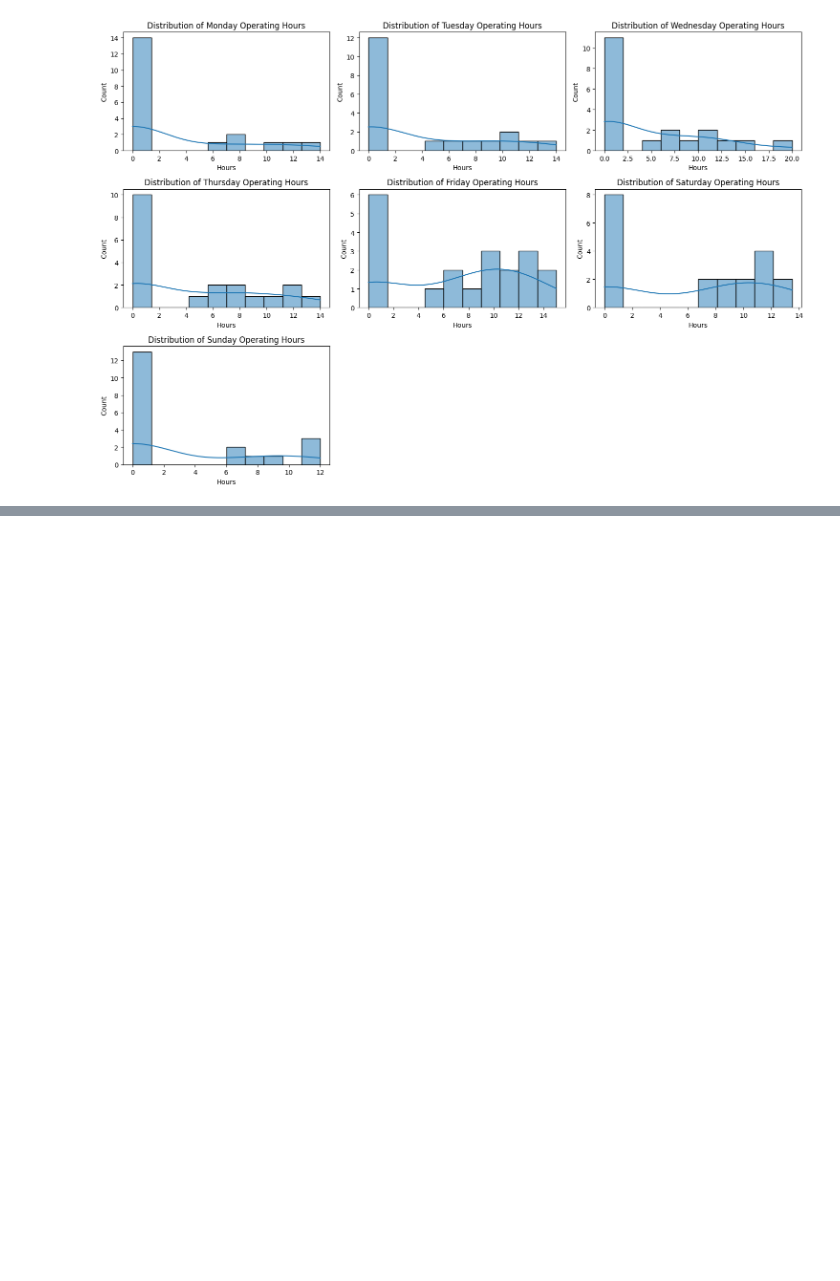
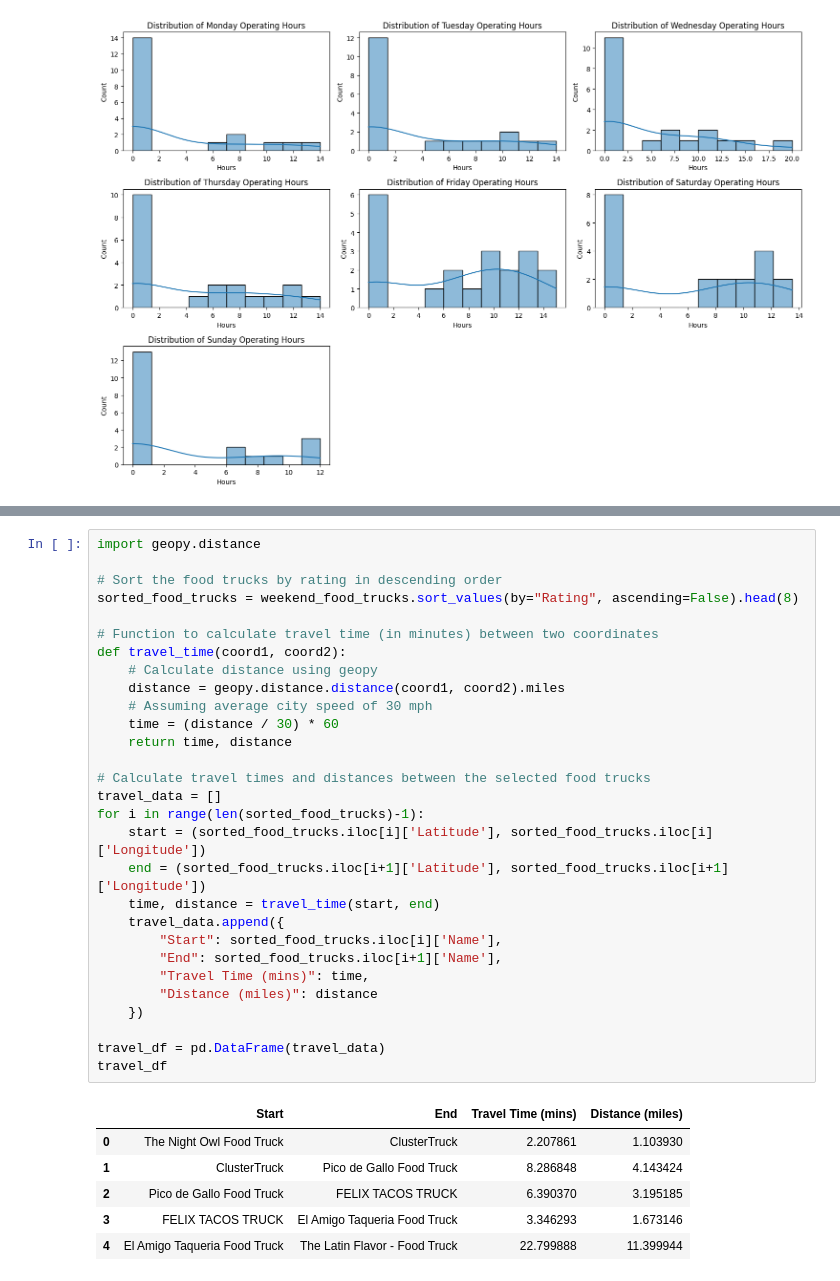
Before and after one commit to 11637721/Xtern_DS_Internship_FoodX, a Jupyter notebook: FoodX_Exploration.ipynb, the cells around one changed output, grey strips where cells are left out. Drawn from its saved outputs; the diff is of its cells as text; blank space fills up the shorter version.

```diff
--- a/FoodX_Exploration.ipynb
+++ b/FoodX_Exploration.ipynb
@@ -207,0 +234,36 @@ plt.show()
+# %%
+import geopy.distance
+
+# Sort the food trucks by rating in descending order
+sorted_food_trucks = weekend_food_trucks.sort_values(by="Rating", ascending=False).head(8)
+
+# Function to calculate travel time (in minutes) between two coordinates
+def travel_time(coord1, coord2):
+    # Calculate distance using geopy
+    distance = geopy.distance.distance(coord1, coord2).miles
+    # Assuming average city speed of 30 mph
+    time = (distance / 30) * 60
+    return time, distance
+
+# Calculate travel times and distances between the selected food trucks
+travel_data = []
+for i in range(len(sorted_food_trucks)-1):
+    start = (sorted_food_trucks.iloc[i]['Latitude'], sorted_food_trucks.iloc[i]['Longitude'])
+    end = (sorted_food_trucks.iloc[i+1]['Latitude'], sorted_food_trucks.iloc[i+1]['Longitude'])
+    time, distance = travel_time(start, end)
+    travel_data.append({
+        "Start": sorted_food_trucks.iloc[i]['Name'],
+        "End": sorted_food_trucks.iloc[i+1]['Name'],
+        "Travel Time (mins)": time,
+        "Distance (miles)": distance
+    })
+
+travel_df = pd.DataFrame(travel_data)
+travel_df
+# %% [output]
+|  | Start | End | Travel Time (mins) | Distance (miles) |
+| 0 | The Night Owl Food Truck | ClusterTruck | 2.207861 | 1.103930 |
+| 1 | ClusterTruck | Pico de Gallo Food Truck | 8.286848 | 4.143424 |
+| 2 | Pico de Gallo Food Truck | FELIX TACOS TRUCK | 6.390370 | 3.195185 |
+| 3 | FELIX TACOS TRUCK | El Amigo Taqueria Food Truck | 3.346293 | 1.673146 |
+| 4 | El Amigo Taqueria Food Truck | The Latin Flavor - Food Truck | 22.799888 | 11.399944 |
```
Also changed, not shown: parts of 11 cells of this notebook, 3 other files.
